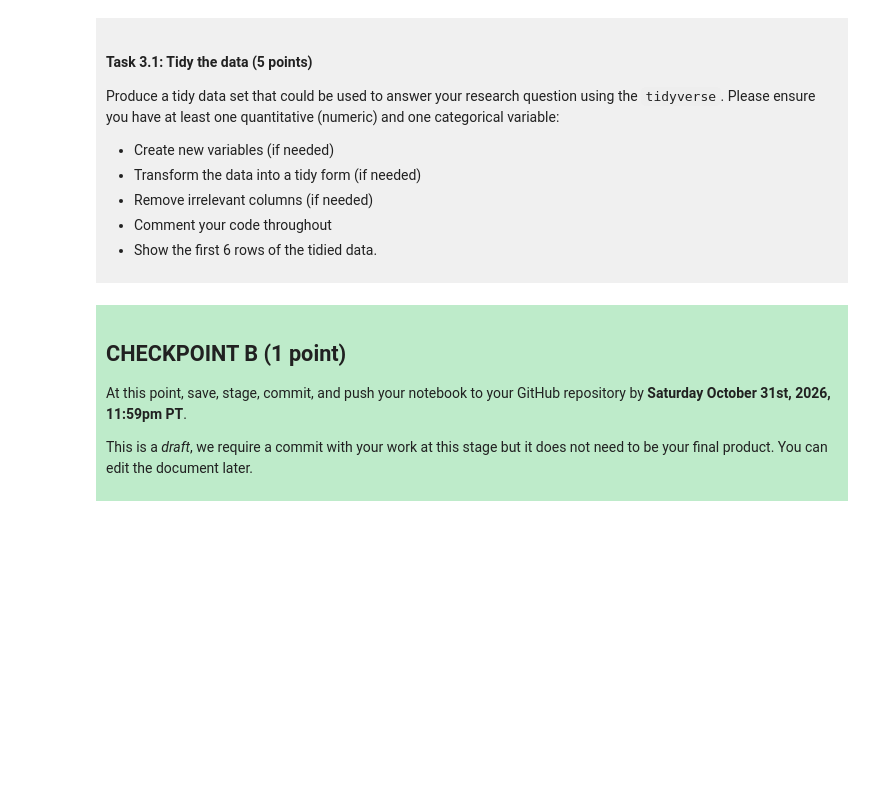
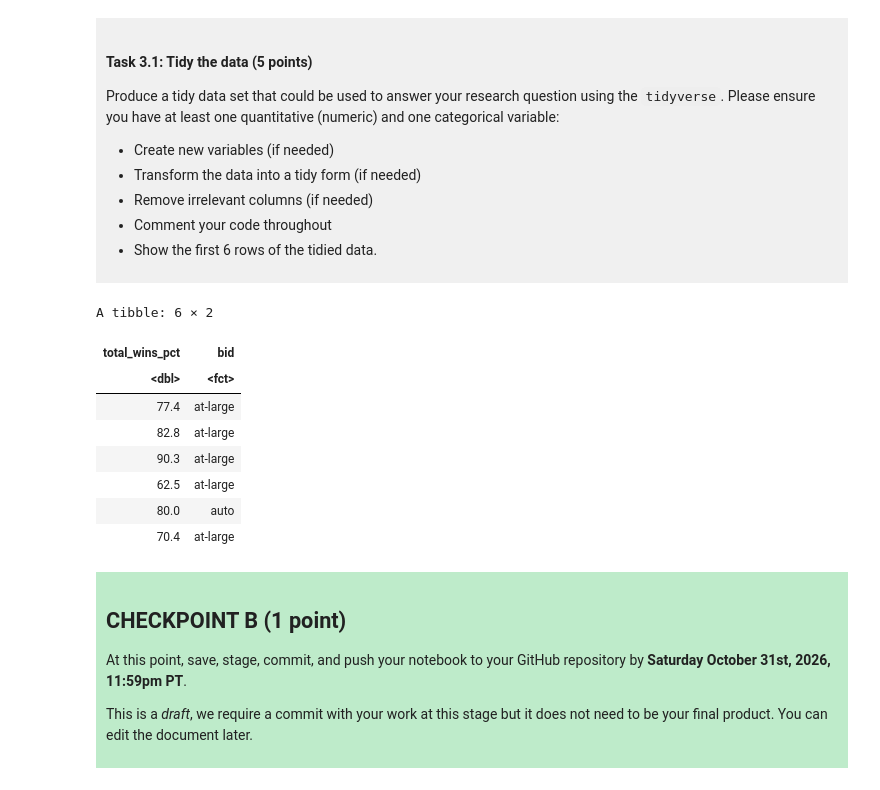
Before and after one commit to iankwada/dsci-100-project-Ian-Wada, a Jupyter notebook: dsci-100-project-notebook.ipynb, the cells around one changed output. Cells and saved outputs as stored; diff of their text form; code cells hidden in the pictures; blank space fills up the shorter version.

```diff
--- a/dsci-100-project-notebook.ipynb
+++ b/dsci-100-project-notebook.ipynb
@@ -189,7 +211,23 @@ Produce a tidy data set that could be used to answer your research question usin
 
 </div>
 # %%
-### EDIT THIS CODE CELL ###
+# Selecting the varibles quantitative and catergorical. total_wins_pct and bid
+tidy_wmm <- wmm_data |>
+    select(total_wins_pct, bid) |>
+# make the catergoical variable bid a factor
+mutate(bid = as.factor(bid))
+# show the first 6 rows
+head(tidy_wmm)
+# %% [output]
+A tibble: 6 × 2
+| total_wins_pct | bid |
+| <dbl> | <fct> |
+| 77.4 | at-large |
+| 82.8 | at-large |
+| 90.3 | at-large |
+| 62.5 | at-large |
+| 80.0 | auto |
+| 70.4 | at-large |
 # %% [markdown]
 <div style="background-color: #beebca; padding: 10px;">
 
```
Also changed, not shown: parts of 4 cells of this notebook.
